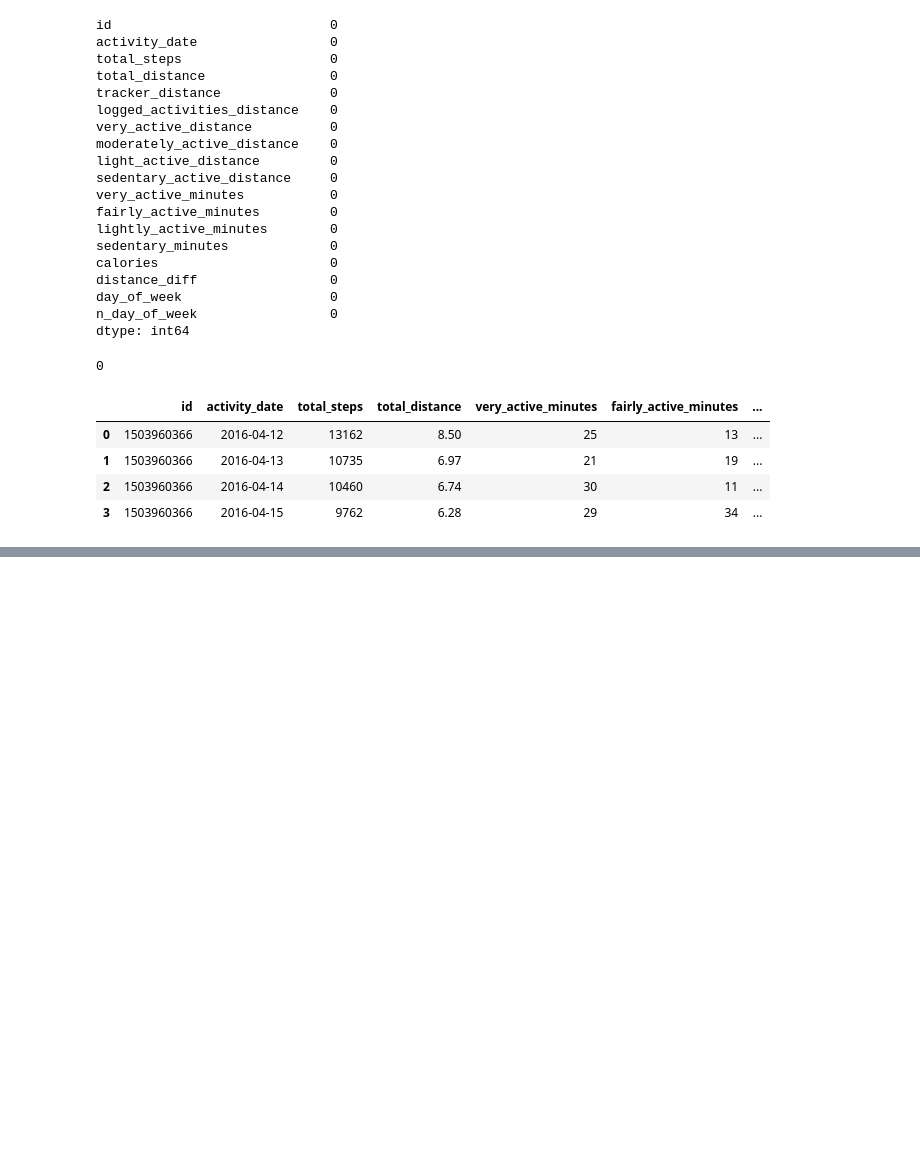
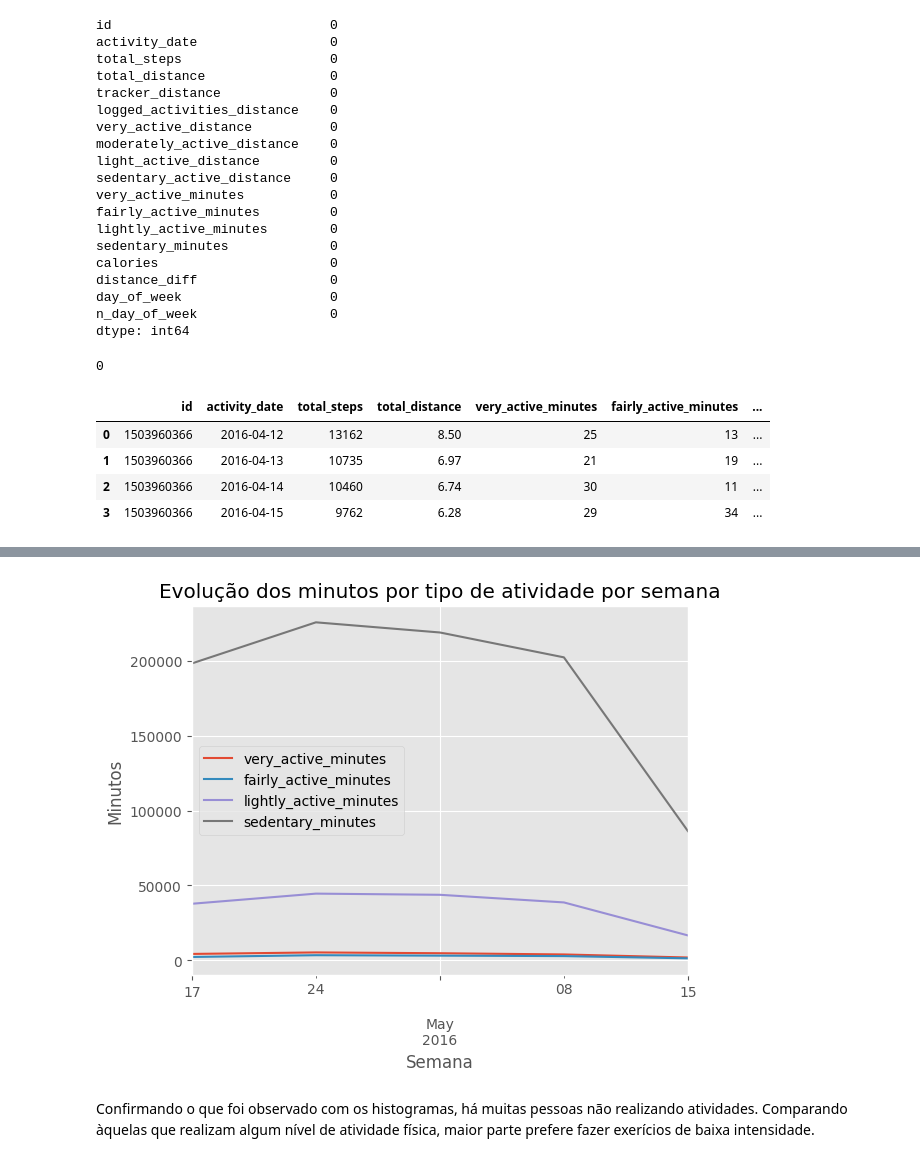
Before and after one commit to albvieiraa/physical_activity_google_project_2024, a Jupyter notebook: physical-activity-google-project-2024.ipynb, the cells around one changed output, grey strips where cells are left out. Saved outputs shown, nothing was run; the diff lists cells and outputs as text; code cells hidden in the pictures; blank space fills up the shorter version.

```diff
--- a/physical-activity-google-project-2024.ipynb
+++ b/physical-activity-google-project-2024.ipynb
@@ -297,0 +312,4 @@ plt.show()
+# %%
+# Grouping by week and agg the 'very_active_minutes'
+week_data = df.groupby(pd.Grouper(key='activity_date', freq="W")).agg({'very_active_minutes': 'sum', 'fairly_active_minutes': 'sum', 'lightly_active_minutes': 'sum', 'sedentary_minutes': 'sum'})
+print(week_data)
@@ -297,0 +332,11 @@ plt.show()
+# %%
+# Plotando um gráfico de linhas com múltiplas linhas
+week_data.plot(kind='line')
+plt.xlabel('Semana')
+plt.ylabel('Minutos')
+plt.title('Evolução dos minutos por tipo de atividade por semana')
+plt.show()
+# %% [output]
+[figure, added]
+# %% [markdown]
+Confirmando o que foi observado com os histogramas, há muitas pessoas não realizando atividades. Comparando àquelas que realizam algum nível de atividade física, maior parte prefere fazer exerícios de baixa intensidade.
```
Also changed, not shown: parts of 32 cells of this notebook.
